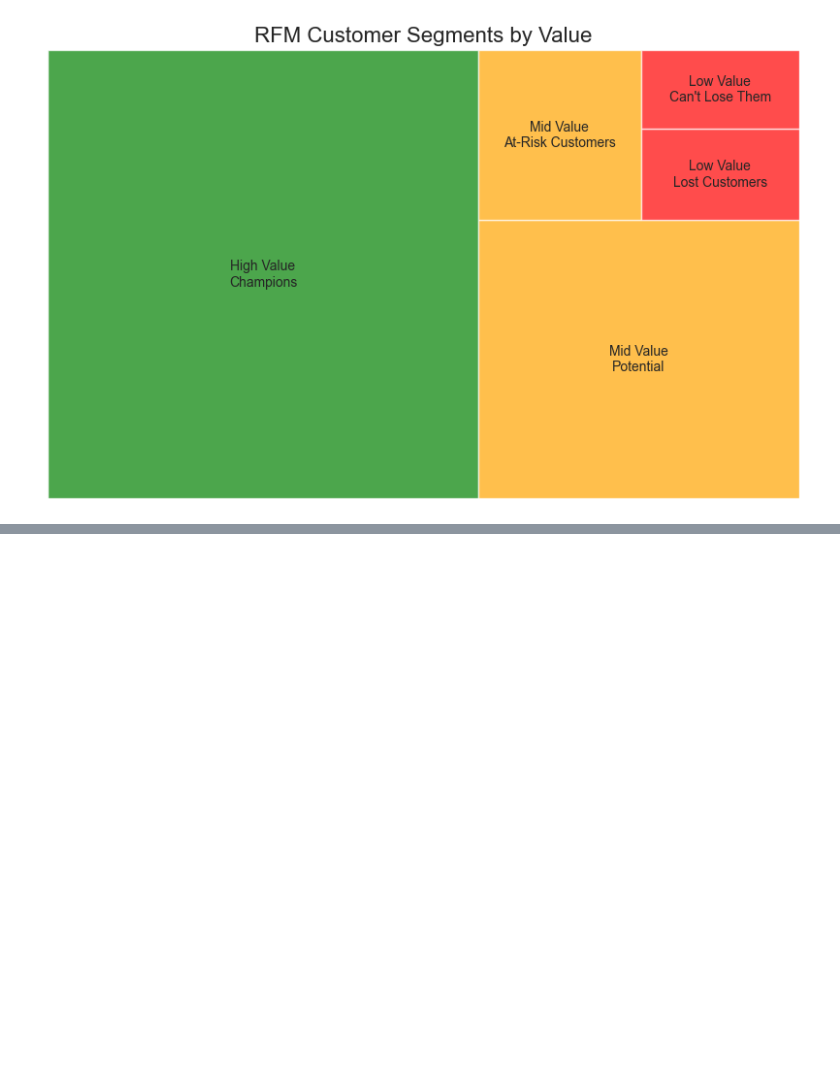
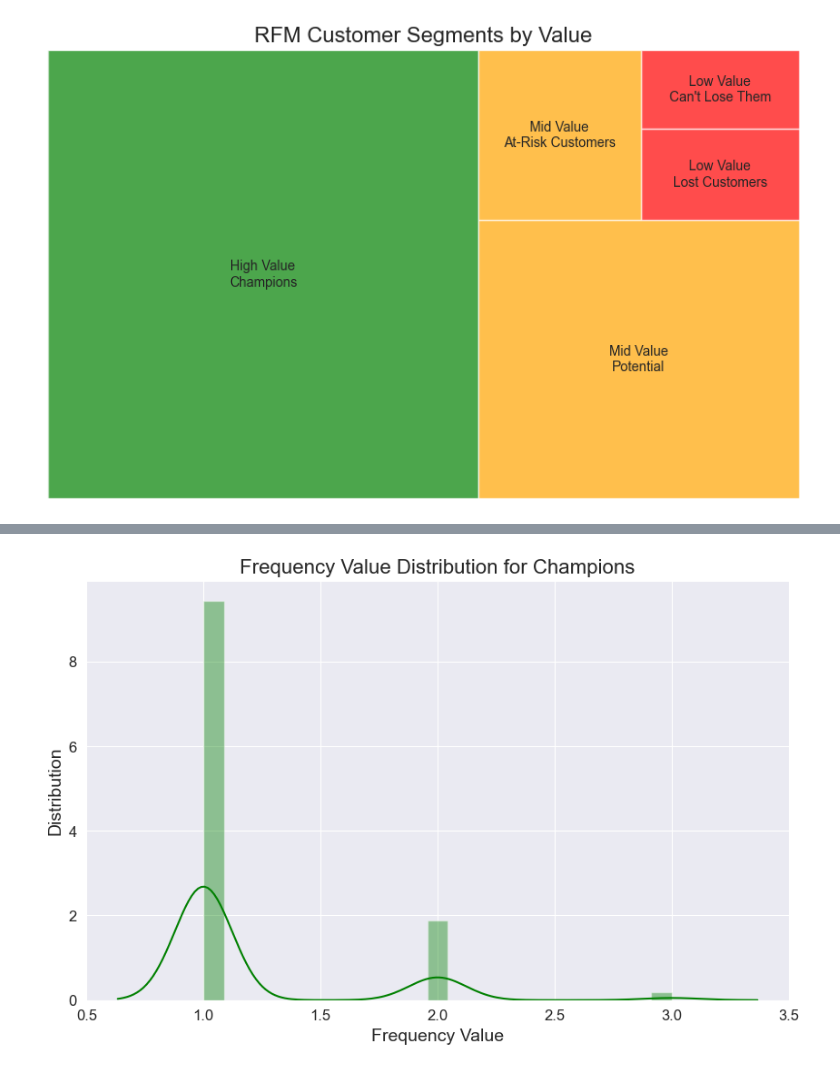
Before and after one commit to Mfundo-debug/RFM_analysis, a Jupyter notebook: EDA.ipynb, the cells around one changed output, grey strips where cells are left out. Saved outputs shown, nothing was run; the diff lists cells and outputs as text; code cells hidden in the pictures; blank space fills up the shorter version.

```diff
--- a/EDA.ipynb
+++ b/EDA.ipynb
@@ -289,0 +316,14 @@ ValueError: Mime type rendering requires nbformat>=4.2.0 but it is not installed
+# %%
+#filter the data to include only the customers in the champions segment
+champions = data[data['RFM Customer Segments'] == 'Champions']
+#plot the distribution for RFM values
+plt.figure(figsize=(10,6))
+sns.distplot(champions['Frequency'], color='green')
+plt.title('Frequency Value Distribution for Champions', fontsize=16)
+plt.xlabel('Frequency Value', fontsize=14)
+plt.ylabel('Distribution', fontsize=14)
+plt.xticks(fontsize=12)
+plt.yticks(fontsize=12)
+plt.show()
+# %% [output]
+[figure, added]
```
Also changed, not shown: parts of 6 cells of this notebook.
